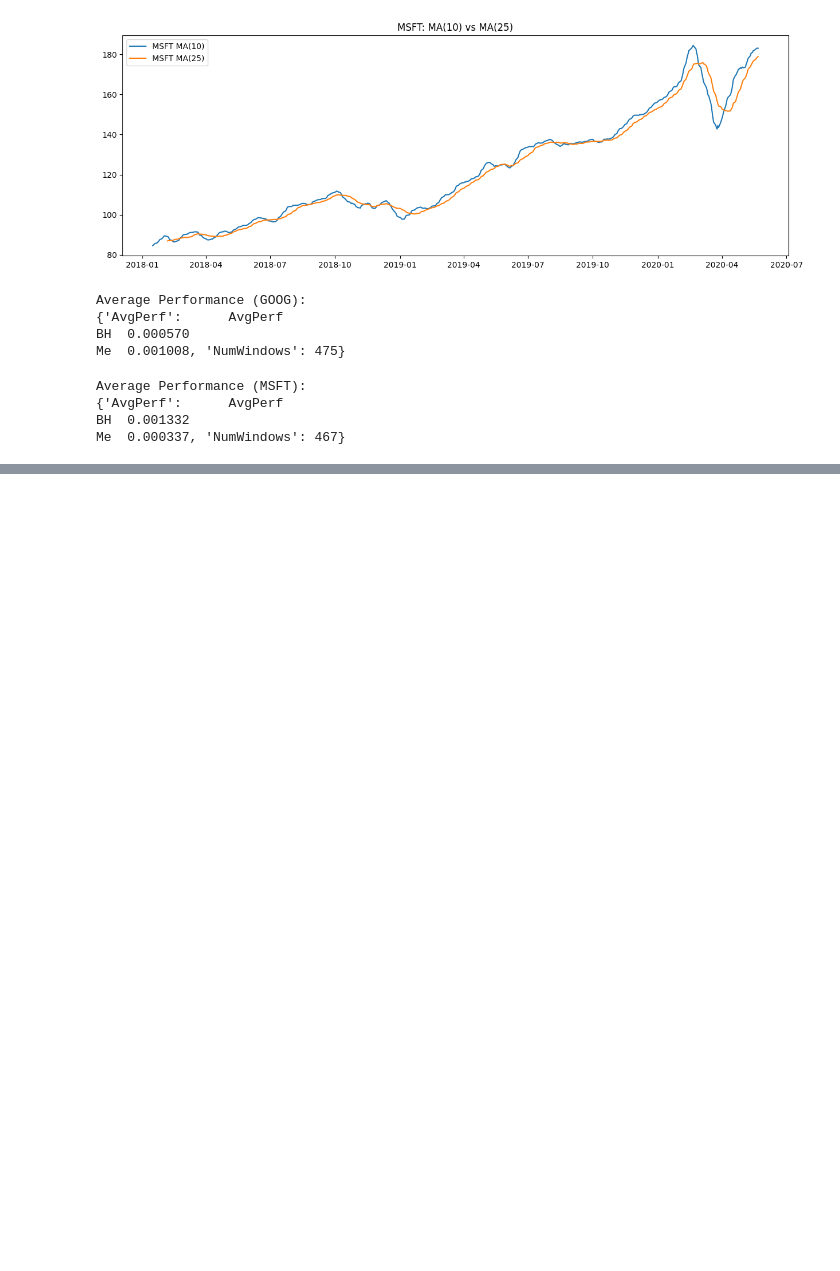
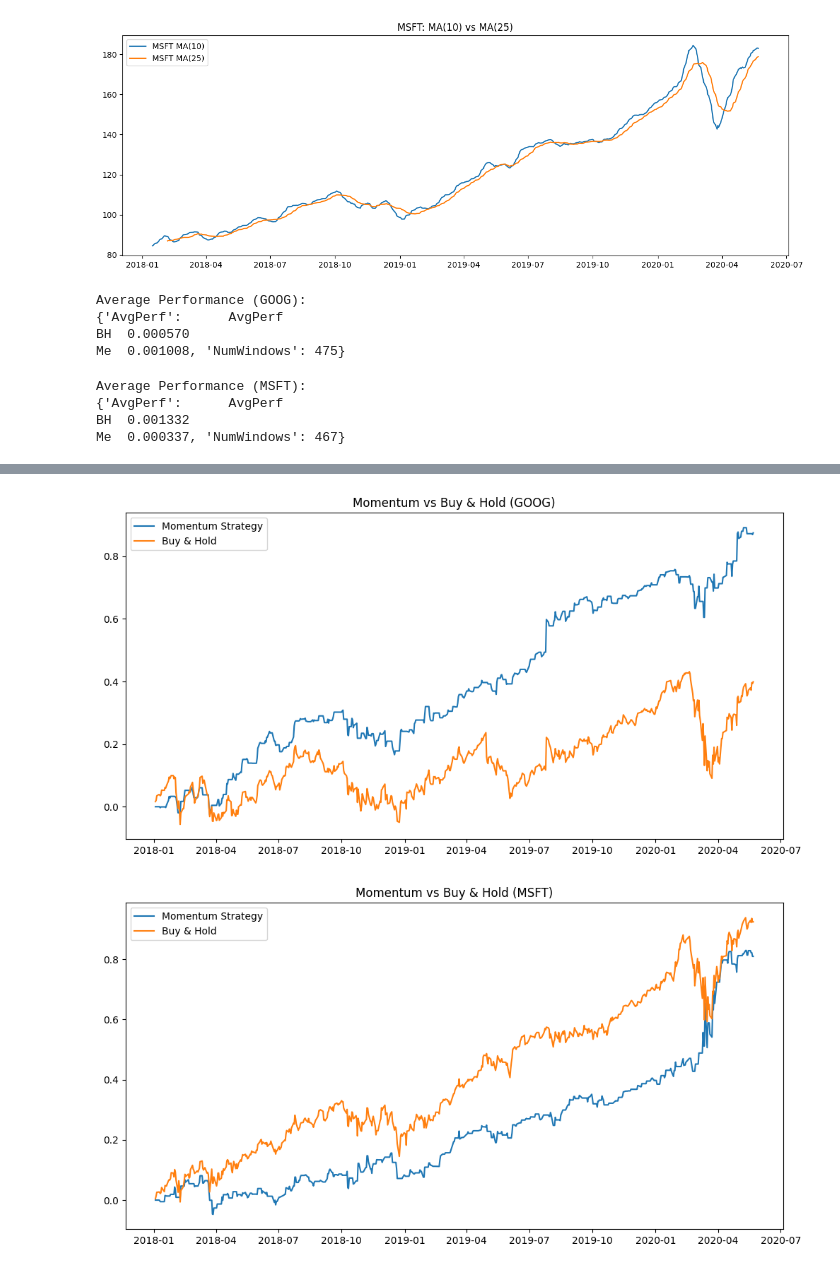
Before and after one commit to mariasimakova/ML-finance-hw2, a Jupyter notebook: hw2.ipynb, the cells around one changed output, grey strips where cells are left out. Saved outputs shown, nothing was run; the diff lists cells and outputs as text; code cells hidden in the pictures; blank space fills up the shorter version.

```diff
--- a/hw2.ipynb
+++ b/hw2.ipynb
@@ -584,0 +659,16 @@ dtype: float64
+# %%
+# GOOG - Use the best combination: ('positiveP', 'BEAR')
+combined_goog = (BBr_goog)
+momentum_goog = combined_goog.diff(momentum_window)
+signal_momentum_goog = (momentum_goog > 0).astype(int)
+returns_goog = (target_goog / target_goog.shift(1) - 1).dropna()
+strategy_returns_momentum_goog = returns_goog * signal_momentum_goog.shift(1)
+strategy_returns_momentum_goog = strategy_returns_momentum_goog.dropna()
+
+# MSFT - Use the best combination found for MSFT (replace ('positiveP', 'BEAR') if different)
+combined_msft = (positiveP_msft + BEAR_msft) / 2
+momentum_msft = combined_msft.diff(momentum_window)
+signal_momentum_msft = (momentum_msft > 0).astype(int)
+returns_msft = (target_msft / target_msft.shift(1) - 1).dropna()
+strategy_returns_momentum_msft = returns_msft * signal_momentum_msft.shift(1)
+strategy_returns_momentum_msft = strategy_returns_momentum_msft.dropna()
@@ -584,0 +708,19 @@ dtype: float64
+# %%
+# GOOG
+plt.figure(figsize=(12,6))
+plt.plot(strategy_returns_momentum_goog.cumsum(), label='Momentum Strategy')
+plt.plot(returns_goog.cumsum(), label='Buy & Hold')
+plt.legend()
+plt.title('Momentum vs Buy & Hold (GOOG)')
+plt.show()
+
+# MSFT
+plt.figure(figsize=(12,6))
+plt.plot(strategy_returns_momentum_msft.cumsum(), label='Momentum Strategy')
+plt.plot(returns_msft.cumsum(), label='Buy & Hold')
+plt.legend()
+plt.title('Momentum vs Buy & Hold (MSFT)')
+plt.show()
+# %% [output]
+[figure, added]
+[figure, added]
```
Also changed, not shown: parts of 14 cells of this notebook.
